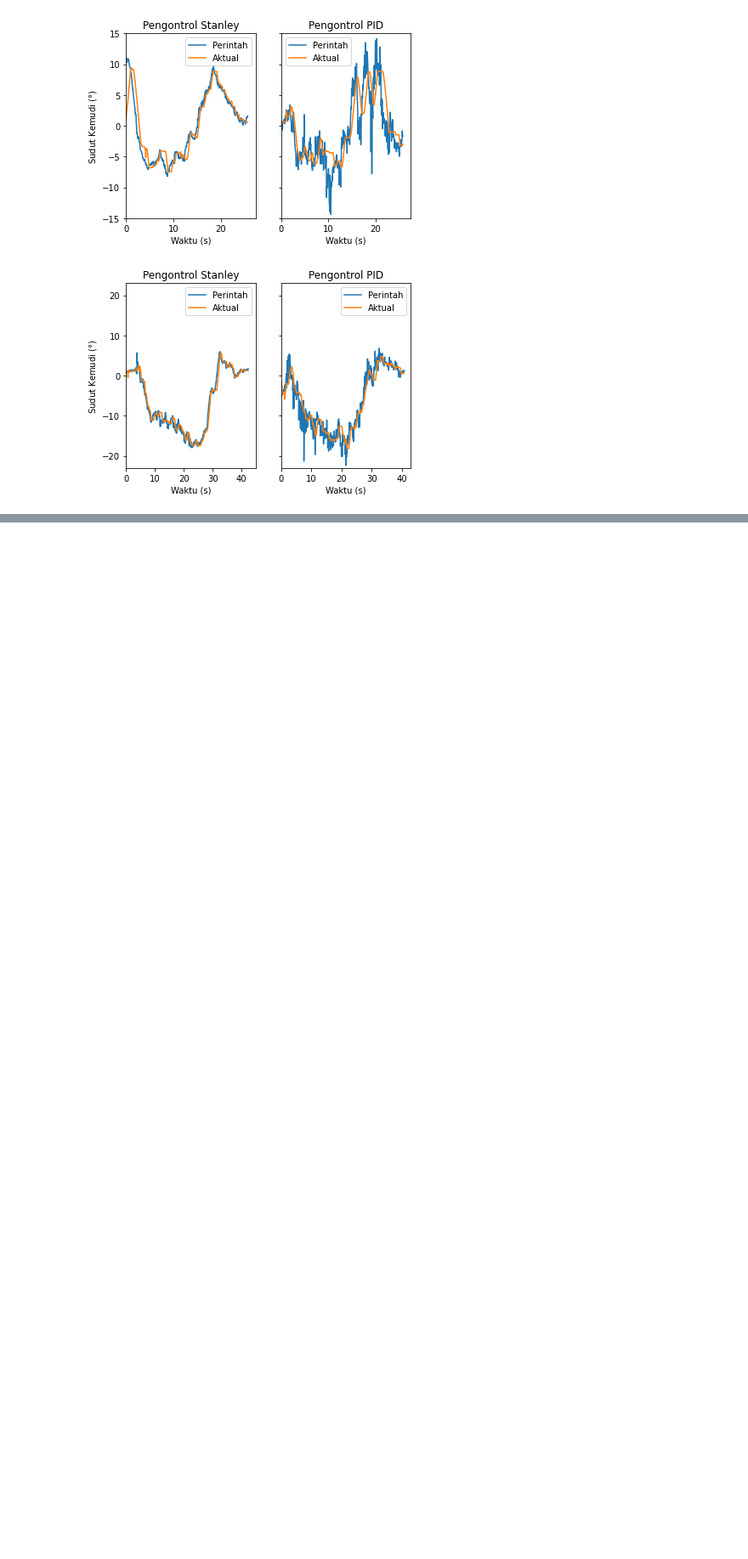
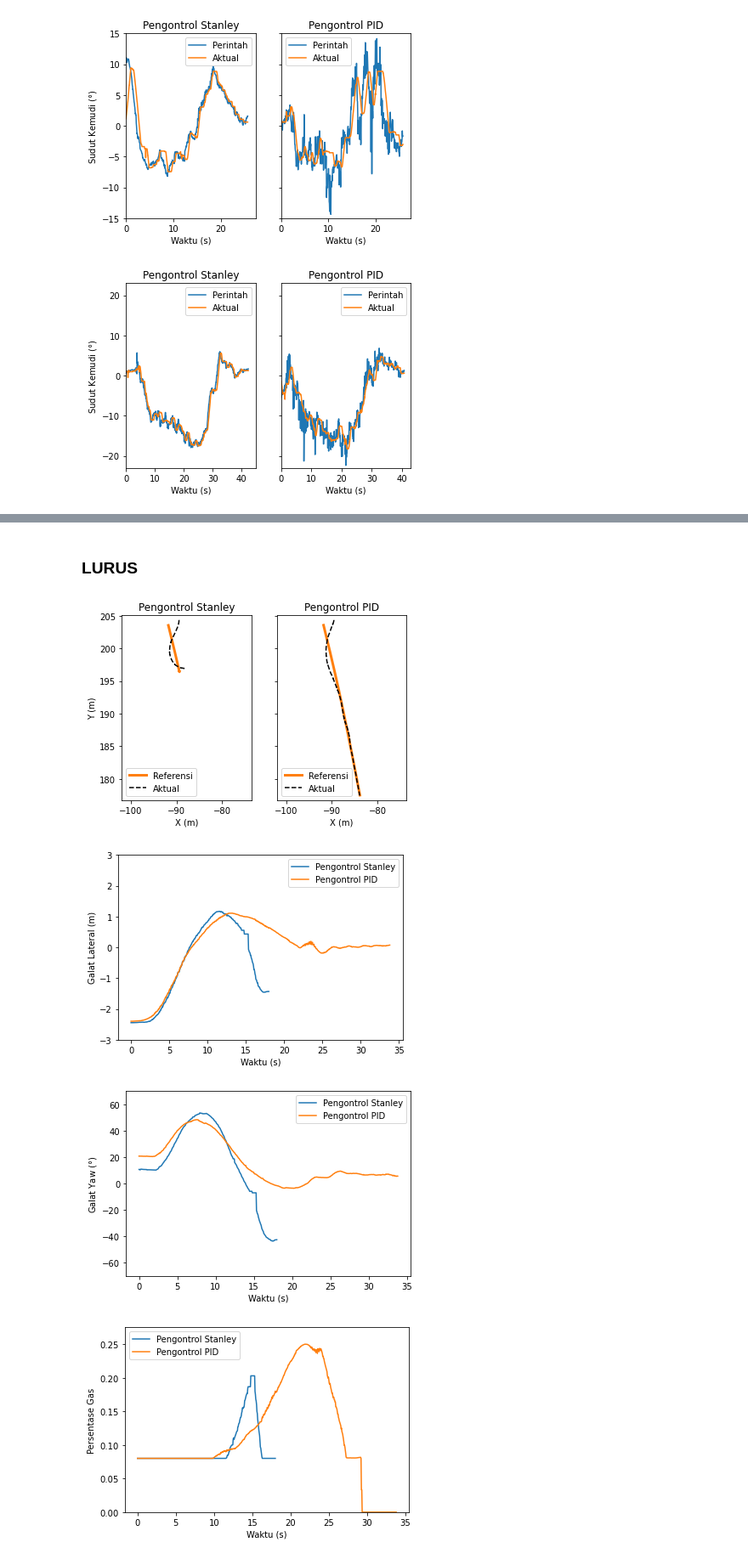
Before and after one commit to fadamsyah/final-project, a Jupyter notebook: Lateral Data/02 September 2020/Plot dan Analisis.ipynb, the cells around one changed output, grey strips where cells are left out. Shown at 85% size. Saved outputs shown, nothing was run; the diff lists cells and outputs as text; code cells hidden in the pictures; blank space fills up the shorter version.

Commit message:
Add some lateral data plots

```diff
--- a/Lateral Data/02 September 2020/Plot dan Analisis.ipynb
+++ b/Lateral Data/02 September 2020/Plot dan Analisis.ipynb
@@ -166,8 +168,8 @@ def plot_posisi(o1, o2, fig_name):
     sry = o1.cs.ref_y
     sx = o1.cs.actual_x
     sy = o1.cs.actual_y
-    prx = o1.cs.ref_x
-    pry = o1.cs.ref_y
+    prx = o2.cs.ref_x
+    pry = o2.cs.ref_y
     px = o2.cs.actual_x
     py = o2.cs.actual_y
 
@@ -324,0 +406,13 @@ plot_steer(sb2, pb1, 'steer_belok', [-23., 23.], 1.5)
+# %% [markdown]
+### LURUS
+# %%
+plot_posisi(sl3, pl3, 'e_besar_lurus_posisi')
+plot_e_lat(sl3, pl3, 'e_besar_lurus_error_lateral', [-3., 3.])
+plot_e_yaw(sl3, pl3, 'e_besar_lurus_error_yaw', [-70., 70.])
+plot_throttle(sl3, pl3, 'e_besar_lurus_throttle', [0., 0.275])
+plot_steer(sl3, pl3, 'e_besar_lurus_steer', [-40., 40.], 2.)
+# %% [output]
+[figure, added]
+[figure, added]
+[figure, added]
+[figure, added]
```
Also changed, not shown: parts of 14 cells of this notebook, 19 other files.
